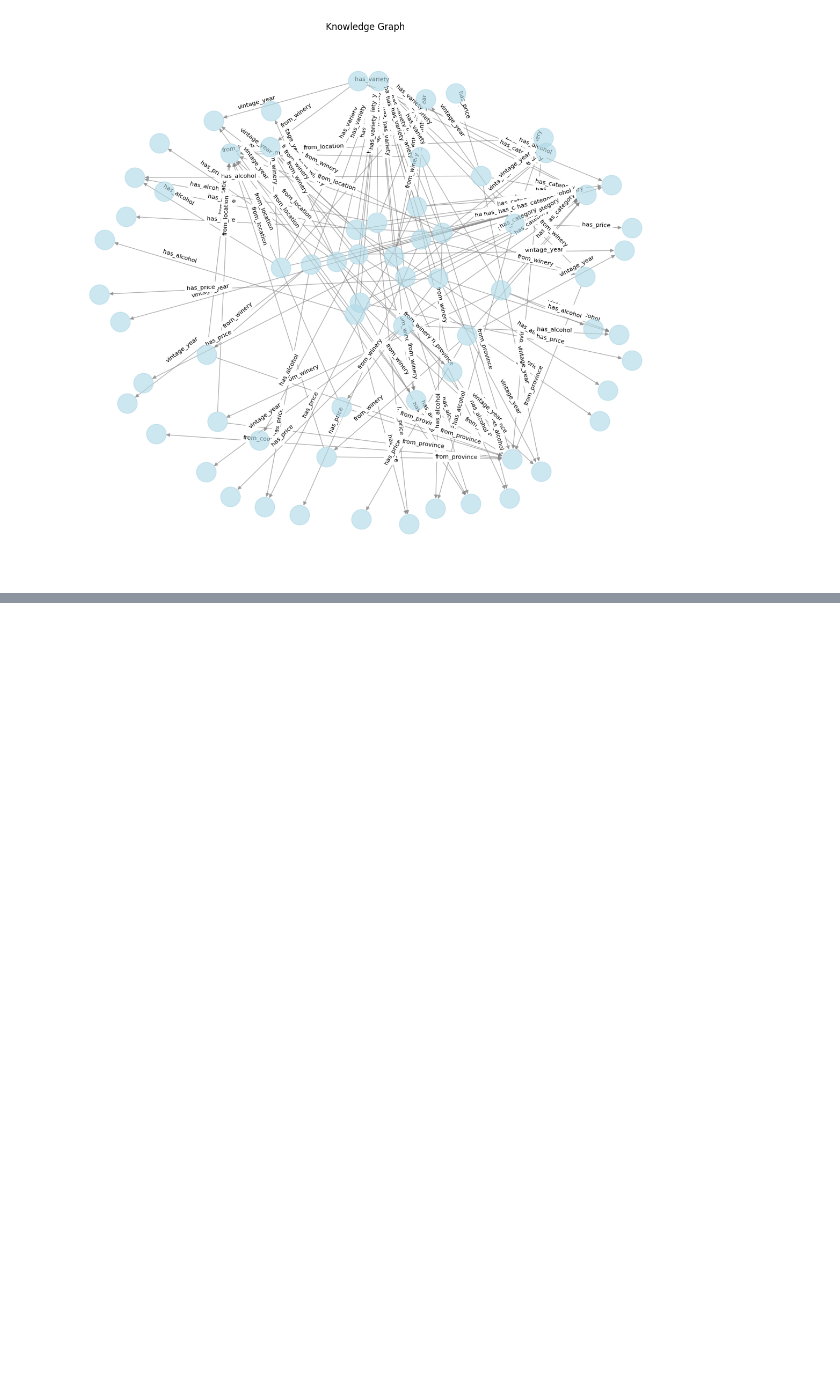
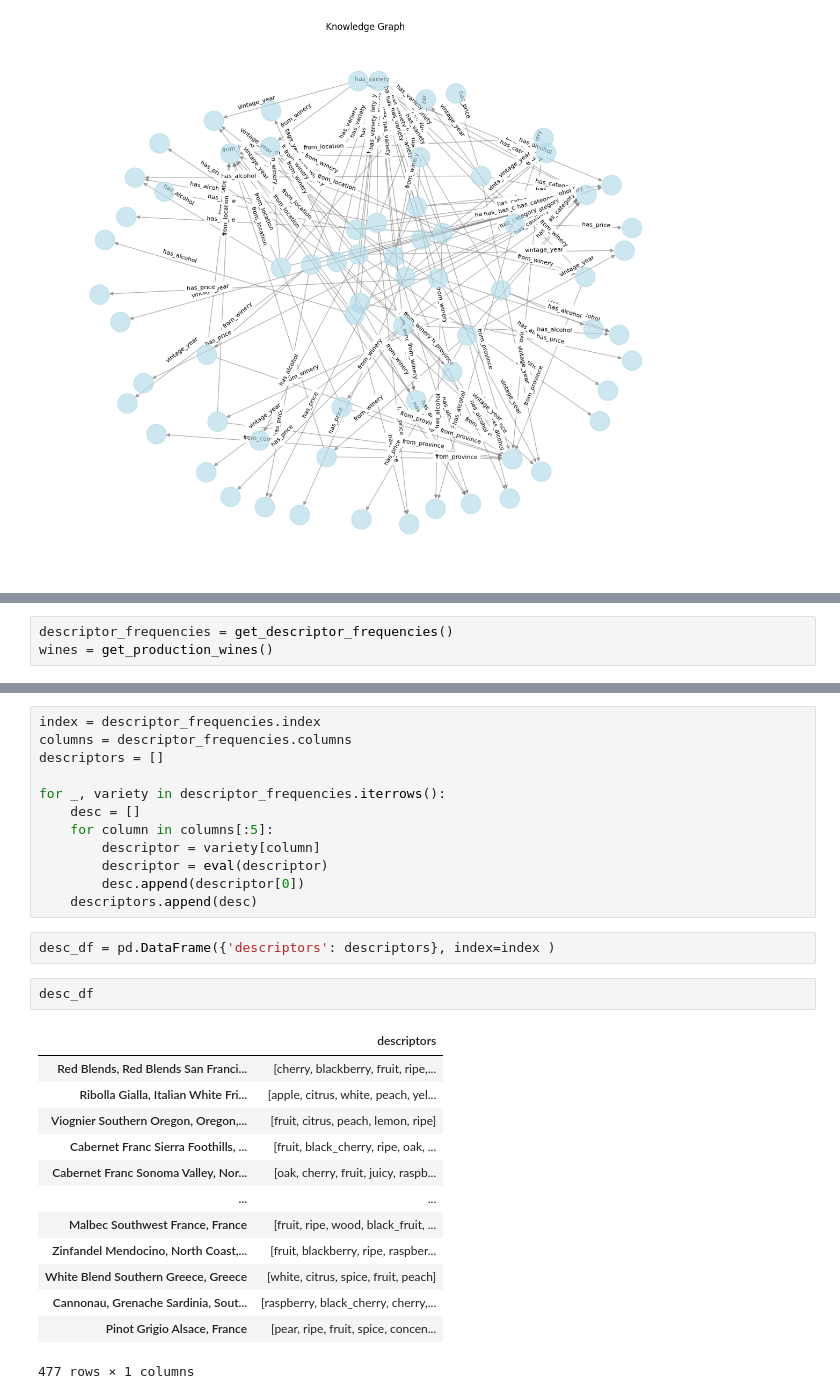
Before and after one commit to osunacj/wine_parings, a Jupyter notebook: app/pairings_visualization.ipynb, the cells around one changed output, grey strips where cells are left out. Drawn from its saved outputs; the diff is of its cells as text; blank space fills up the shorter version.

```diff
--- a/app/pairings_visualization.ipynb
+++ b/app/pairings_visualization.ipynb
@@ -115,0 +141,3 @@ nx.html
+# %%
+descriptor_frequencies = get_descriptor_frequencies()
+wines = get_production_wines()
@@ -115,0 +200,30 @@ nx.html
+# %%
+index = descriptor_frequencies.index
+columns = descriptor_frequencies.columns
+descriptors = []
+
+for _, variety in descriptor_frequencies.iterrows():
+    desc = []
+    for column in columns[:5]:
+        descriptor = variety[column]
+        descriptor = eval(descriptor)
+        desc.append(descriptor[0])
+    descriptors.append(desc)
+# %%
+desc_df = pd.DataFrame({'descriptors': descriptors}, index=index )
+# %%
+desc_df
+# %% [output]
+|  | descriptors |
+| Red Blends, Red Blends San Franci... | [cherry, blackberry, fruit, ripe,... |
+| Ribolla Gialla, Italian White Fri... | [apple, citrus, white, peach, yel... |
+| Viognier Southern Oregon, Oregon,... | [fruit, citrus, peach, lemon, ripe] |
+| Cabernet Franc Sierra Foothills, ... | [fruit, black_cherry, ripe, oak, ... |
+| Cabernet Franc Sonoma Valley, Nor... | [oak, cherry, fruit, juicy, raspb... |
+| ... | ... |
+| Malbec Southwest France, France | [fruit, ripe, wood, black_fruit, ... |
+| Zinfandel Mendocino, North Coast,... | [fruit, blackberry, ripe, raspber... |
+| White Blend Southern Greece, Greece | [white, citrus, spice, fruit, peach] |
+| Cannonau, Grenache Sardinia, Sout... | [raspberry, black_cherry, cherry,... |
+| Pinot Grigio Alsace, France | [pear, ripe, fruit, spice, concen... |
+477 rows × 1 columns
```
Also changed, not shown: parts of 10 cells of this notebook, 3 other files.
